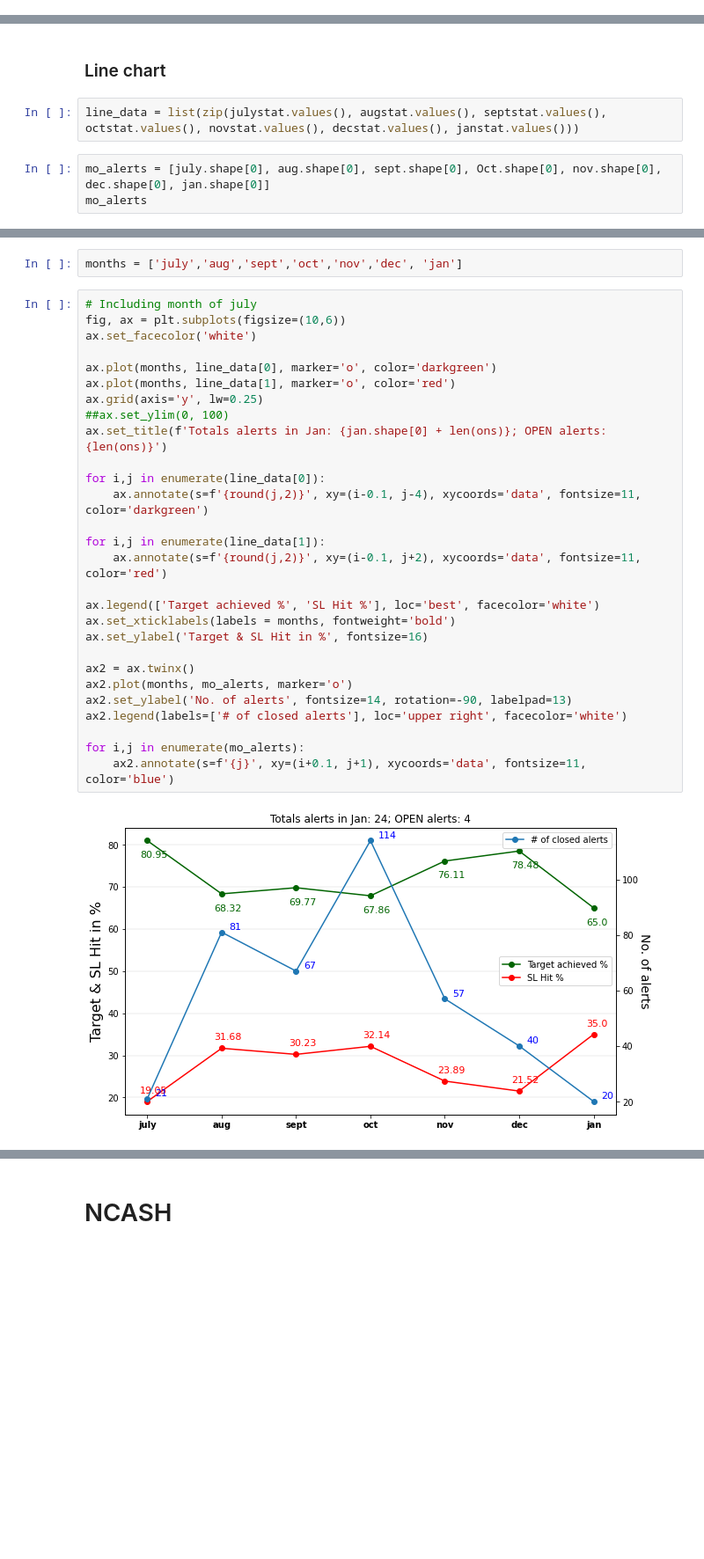
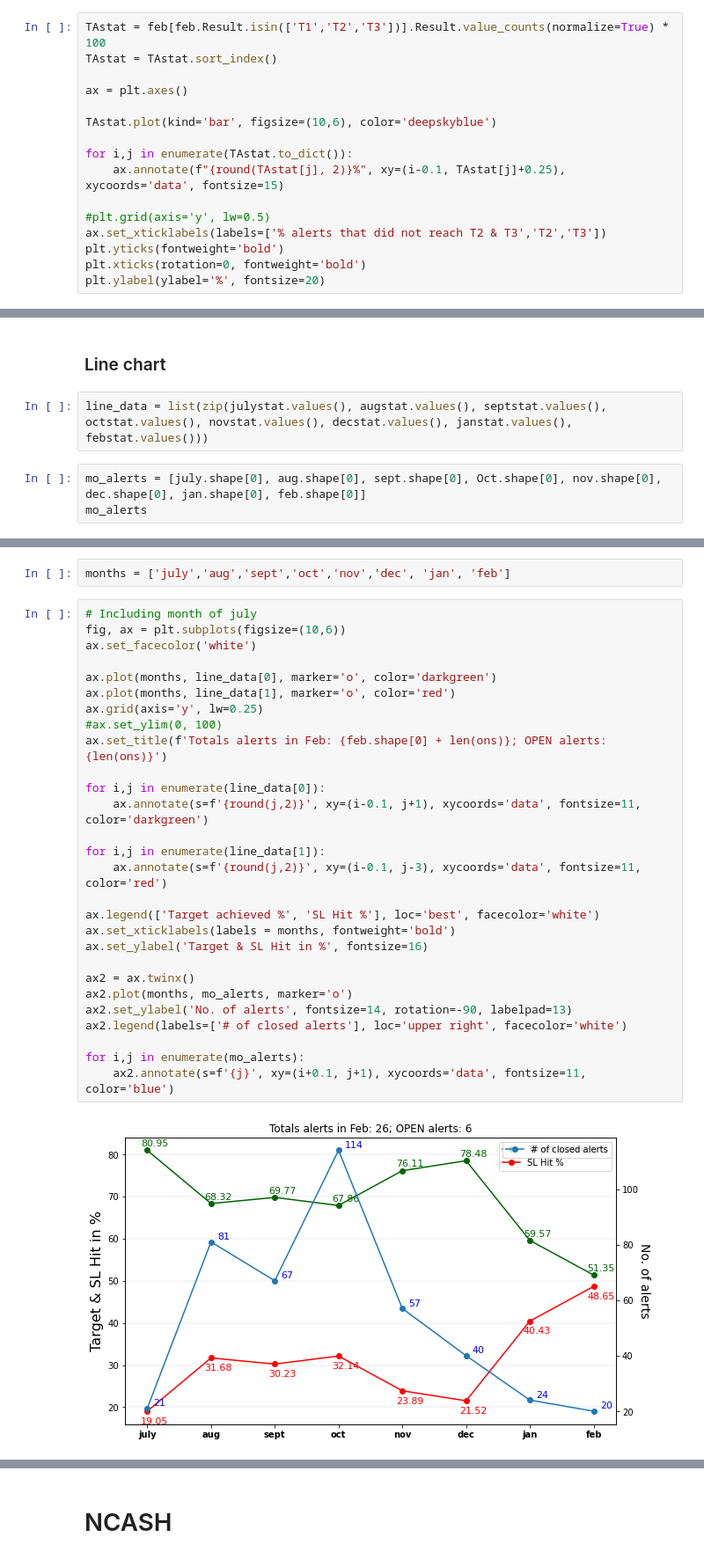
Before and after one commit to yashpundir/stock_model-analysis, a Jupyter notebook: default/21-22 default.ipynb, the cells around one changed output, grey strips where cells are left out. Shown at 88% size. Cells and saved outputs as stored; diff of their text form; blank space fills up the shorter version.

```diff
--- a/default/21-22 default.ipynb
+++ b/default/21-22 default.ipynb
@@ -895,0 +963,16 @@ janTAstat = TAstat
+# %%
+TAstat = feb[feb.Result.isin(['T1','T2','T3'])].Result.value_counts(normalize=True) * 100
+TAstat = TAstat.sort_index()
+
+ax = plt.axes()
+
+TAstat.plot(kind='bar', figsize=(10,6), color='deepskyblue')
+
+for i,j in enumerate(TAstat.to_dict()):
+    ax.annotate(f"{round(TAstat[j], 2)}%", xy=(i-0.1, TAstat[j]+0.25), xycoords='data', fontsize=15)
+
+#plt.grid(axis='y', lw=0.5)
+ax.set_xticklabels(labels=['% alerts that did not reach T2 & T3','T2','T3'])
+plt.yticks(fontweight='bold')
+plt.xticks(rotation=0, fontweight='bold')
+plt.ylabel(ylabel='%', fontsize=20)
@@ -896,8 +984,8 @@ janTAstat = TAstat
 # %% [markdown]
 ### Line chart
 # %%
-line_data = list(zip(julystat.values(), augstat.values(), septstat.values(), octstat.values(), novstat.values(), decstat.values(), janstat.values()))
+line_data = list(zip(julystat.values(), augstat.values(), septstat.values(), octstat.values(), novstat.values(), decstat.values(), janstat.values(), febstat.values()))
 # %%
-mo_alerts = [july.shape[0], aug.shape[0], sept.shape[0], Oct.shape[0], nov.shape[0], dec.shape[0], jan.shape[0]]
+mo_alerts = [july.shape[0], aug.shape[0], sept.shape[0], Oct.shape[0], nov.shape[0], dec.shape[0], jan.shape[0], feb.shape[0]]
 mo_alerts
 # %% [output]
@@ -905,33 +993,33 @@ mo_alerts
 # %%
-months = ['july','aug','sept','oct','nov','dec', 'jan']
+months = ['july','aug','sept','oct','nov','dec', 'jan', 'feb']
 # %%
 # Including month of july
 fig, ax = plt.subplots(figsize=(10,6))
 ax.set_facecolor('white')
 
 ax.plot(months, line_data[0], marker='o', color='darkgreen')
 ax.plot(months, line_data[1], marker='o', color='red')
 ax.grid(axis='y', lw=0.25)
-##ax.set_ylim(0, 100)
-ax.set_title(f'Totals alerts in Jan: {jan.shape[0] + len(ons)}; OPEN alerts: {len(ons)}')
+#ax.set_ylim(0, 100)
+ax.set_title(f'Totals alerts in Feb: {feb.shape[0] + len(ons)}; OPEN alerts: {len(ons)}')
 
 for i,j in enumerate(line_data[0]):
-    ax.annotate(s=f'{round(j,2)}', xy=(i-0.1, j-4), xycoords='data', fontsize=11, color='darkgreen')
+    ax.annotate(s=f'{round(j,2)}', xy=(i-0.1, j+1), xycoords='data', fontsize=11, color='darkgreen')
 
 for i,j in enumerate(line_data[1]):
-    ax.annotate(s=f'{round(j,2)}', xy=(i-0.1, j+2), xycoords='data', fontsize=11, color='red')
+    ax.annotate(s=f'{round(j,2)}', xy=(i-0.1, j-3), xycoords='data', fontsize=11, color='red')
 
 ax.legend(['Target achieved %', 'SL Hit %'], loc='best', facecolor='white')
 ax.set_xticklabels(labels = months, fontweight='bold')
 ax.set_ylabel('Target & SL Hit in %', fontsize=16)
 
 ax2 = ax.twinx()
 ax2.plot(months, mo_alerts, marker='o')
 ax2.set_ylabel('No. of alerts', fontsize=14, rotation=-90, labelpad=13)
 ax2.legend(labels=['# of closed alerts'], loc='upper right', facecolor='white')
 
 for i,j in enumerate(mo_alerts):
     ax2.annotate(s=f'{j}', xy=(i+0.1, j+1), xycoords='data', fontsize=11, color='blue')
 # %% [output]
-[figure, old version]
+[figure, new version]
 # %%
```
Also changed, not shown: parts of 141 cells of this notebook, 11 other files.
